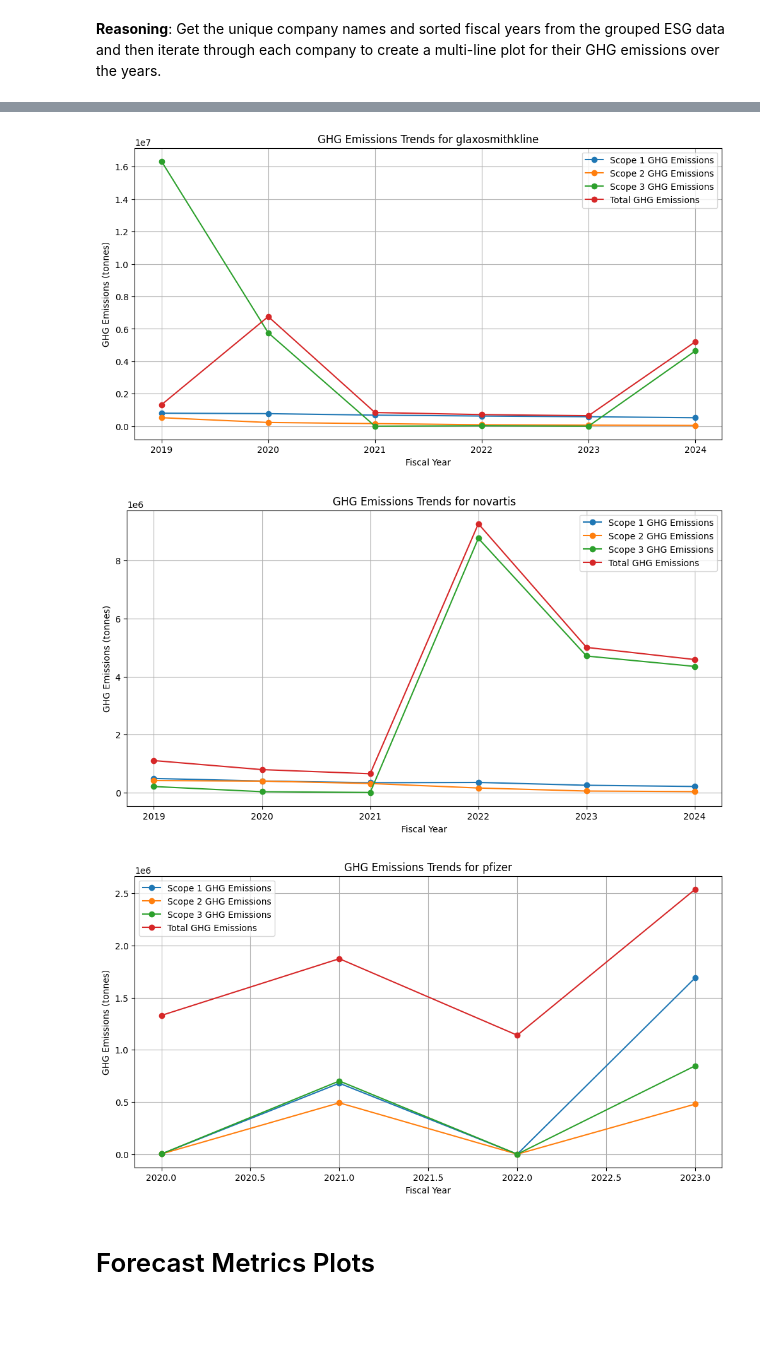
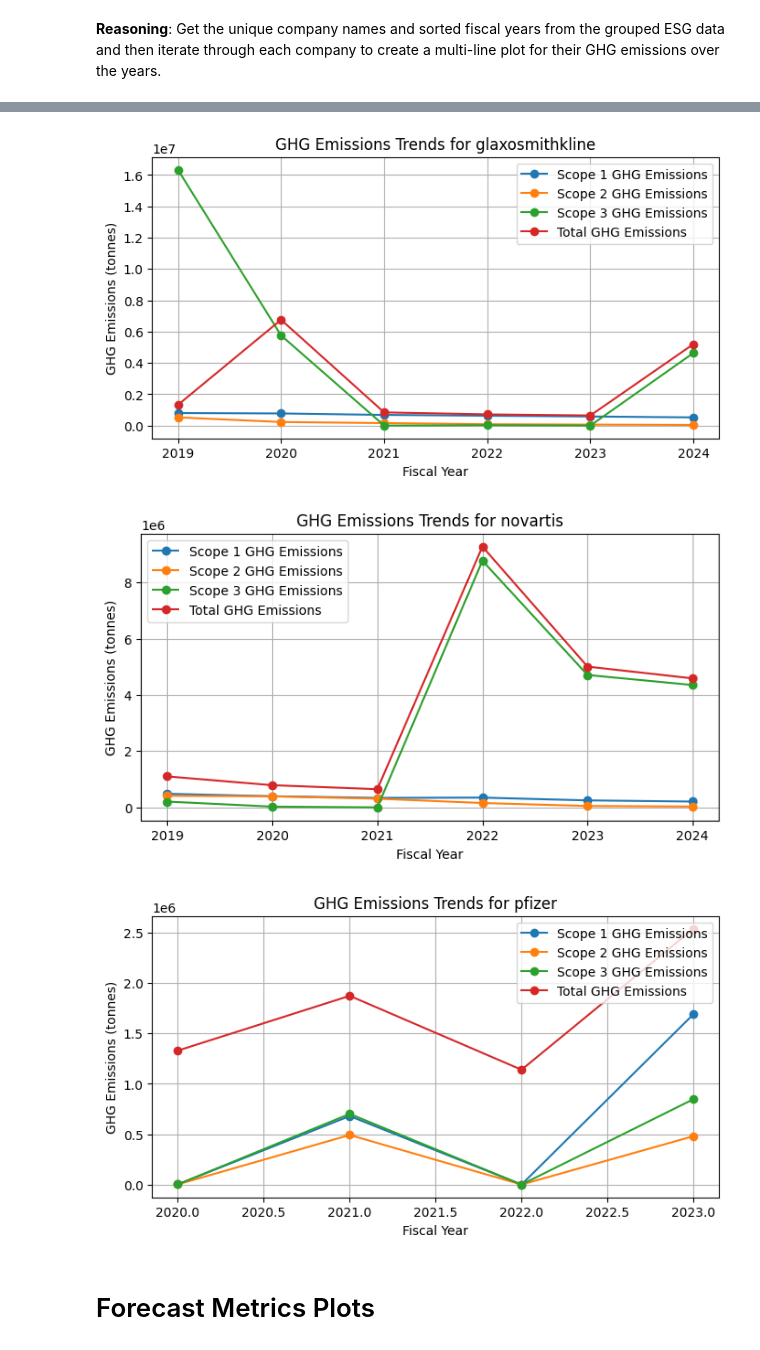
Before and after one commit to intellitrend-global/google_hackathon_bq_ai, a Jupyter notebook: process_reports.ipynb, the cells around one changed output, grey strips where cells are left out. Drawn from its saved outputs; the diff is of its cells as text; code cells hidden in the pictures; blank space fills up the shorter version.

```diff
--- a/process_reports.ipynb
+++ b/process_reports.ipynb
@@ -782,39 +779,3 @@ print("✅ Forecast table created successfully!")
-# %%
-from IPython.display import display, Markdown
-
-
-# --- Load your BigQuery table ---
-#df = bpd.read_gbq(f"{QUALIFIED_METRICS_TABLE_ID}")
-metrics_sql1 = f"""
-SELECT *
-FROM `{QUALIFIED_METRICS_TABLE_ID}`
-"""
-df = bpd.read_gbq(metrics_sql1)
-
-# --- Choose which report to display ---
-company = "bankofmontreal"
-year = 2021
-rtype = "Annual"   # "Annual" or "Sustainability Report"
-
-# --- Filter ---
-filtered = df[
-    (df["company_name"] == company)
-    & (df["fiscal_year"] == year)
-    & (df["report_type"] == rtype)
-]
-
-# --- Display pretty ---
-if not filtered.empty:
-    text = filtered["extracted_text"].iloc[0]
-    display(Markdown(text))
-else:
-    print("No report found for that selection.")
-    # --- Grab the first row (or loop if multiple) ---
-    text = df["extracted_text"].iloc[0]
-
-    # --- Pretty display in Colab ---
-    print("\n\n===========================================================================\n\n")
-    display(Markdown(text))
 # %% [markdown]
 # Fetch Metrics Table as Pandas Dataframe
 * ## Colab offers AI tools to auto-generate plots on pandas
@@ -1040,7 +973,7 @@ years_esg = sorted(df_grouped_esg["fiscal_year"].unique())
 for company in companies_esg:
     company_data_esg = df_grouped_esg[df_grouped_esg["company_name"] == company]
 
-    plt.figure(figsize=(12, 6))
+    plt.figure(figsize=(8, 4))
     plt.plot(company_data_esg["fiscal_year"], company_data_esg["scope_1_ghg_emissions"], marker="o", label="Scope 1 GHG Emissions")
     plt.plot(company_data_esg["fiscal_year"], company_data_esg["scope_2_ghg_emissions"], marker="o", label="Scope 2 GHG Emissions")
     plt.plot(company_data_esg["fiscal_year"], company_data_esg["scope_3_ghg_emissions"], marker="o", label="Scope 3 GHG Emissions")
@@ -1057,6 +990,6 @@ for company in companies_esg:
-[figure, old version]
+[figure, new version]
-[figure, old version]
+[figure, new version]
-[figure, old version]
+[figure, new version]
 # %% [markdown]
 # Forecast Metrics Plots
 # %%
```
Also changed, not shown: parts of 7 cells of this notebook.
